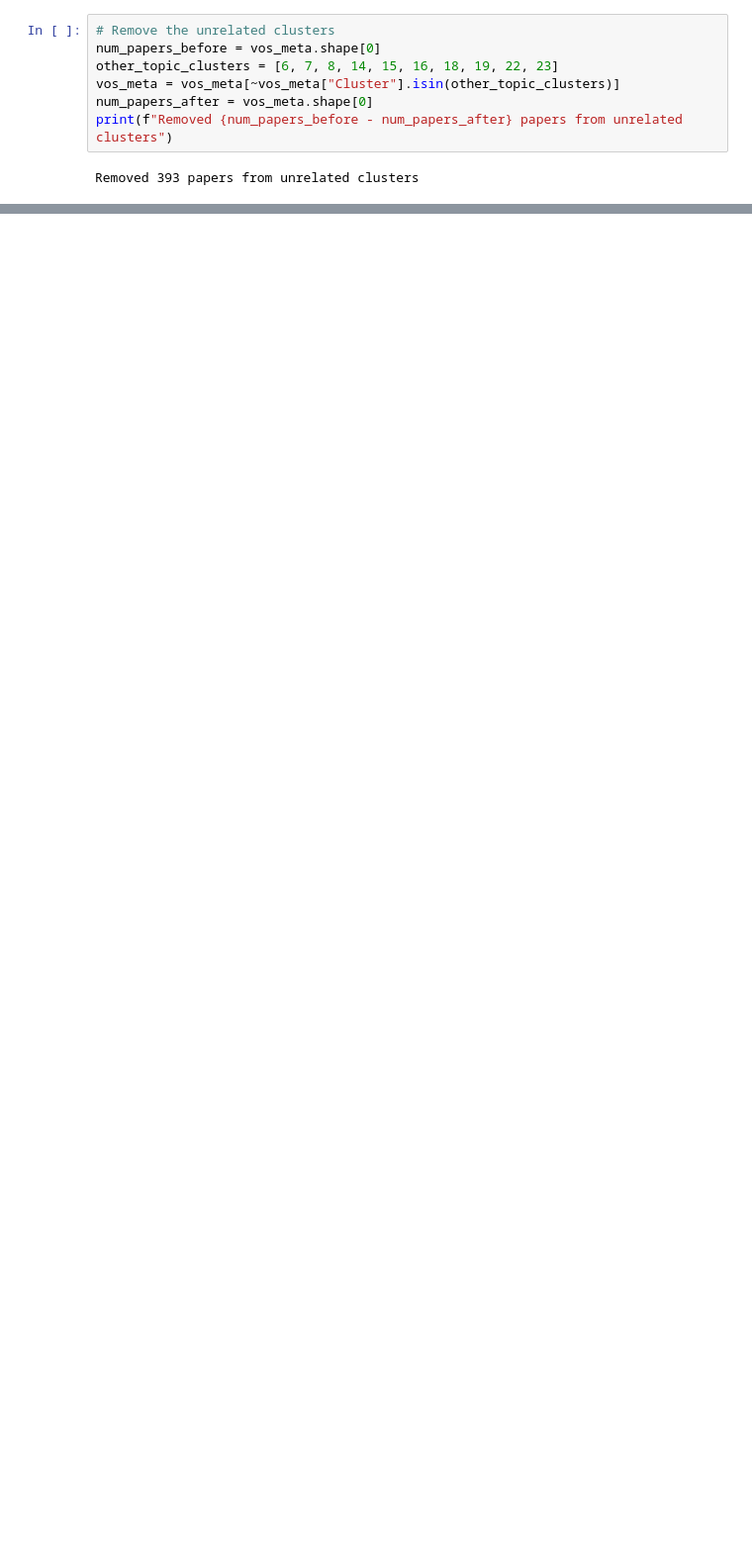
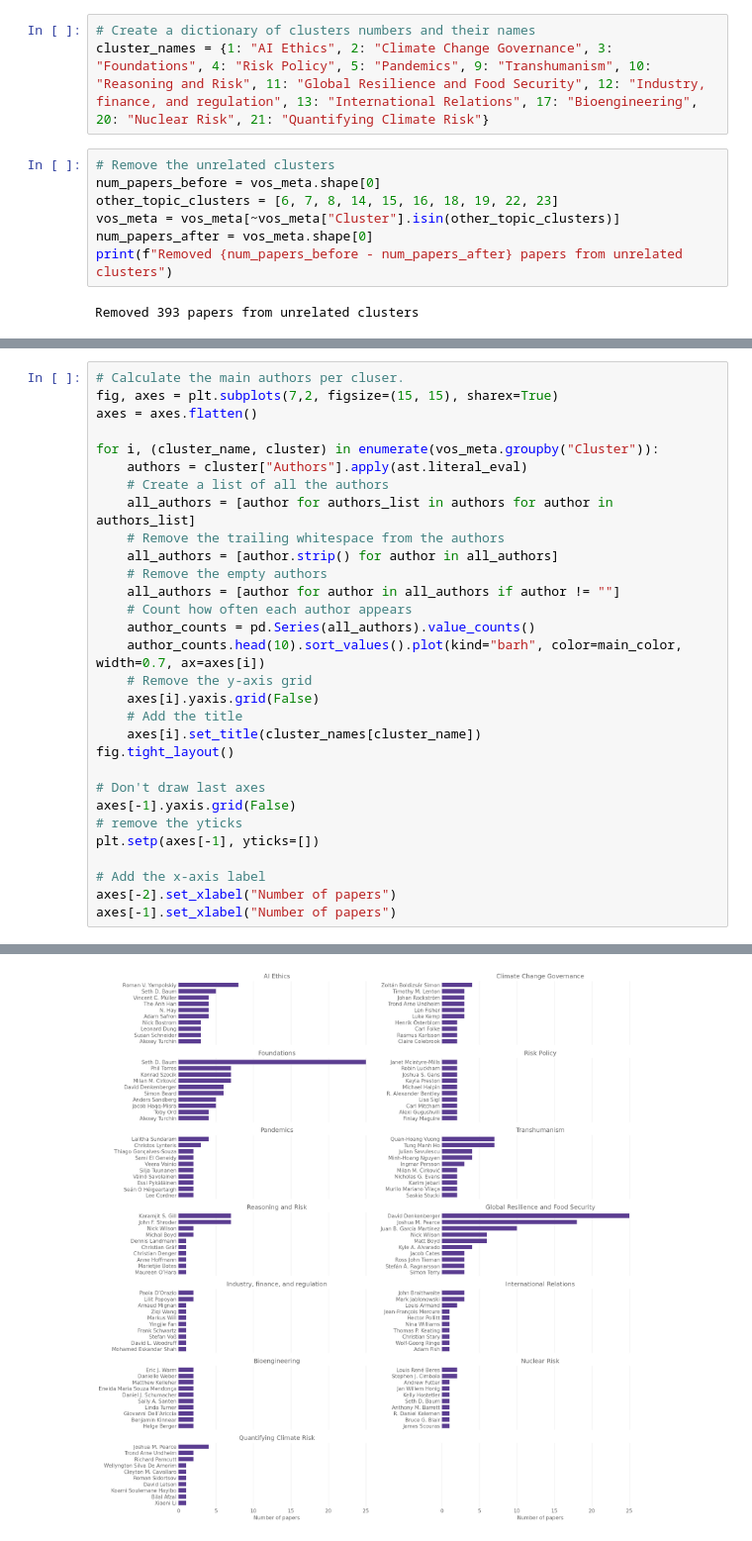
Before and after one commit to florianjehn/bibliometrics, a Jupyter notebook: scripts/cluster_visualization.ipynb, the cells around one changed output, grey strips where cells are left out. Shown at 99% size. Drawn from its saved outputs; the diff is of its cells as text; blank space fills up the shorter version.

```diff
--- a/scripts/cluster_visualization.ipynb
+++ b/scripts/cluster_visualization.ipynb
@@ -18,6 +18,9 @@ vos_meta.head()
 | 2 | 4 | ['Shahar Avin', ' Bonnie C. Wintl... | Classifying Global Catastrophic R... | 2018 | 68.0 | Futures | 3 | 226.0 | 13.0 | ... |
 | 3 | 7 | ['Simon Beard', ' Lauren Holt', '... | Assessing Climate Change’S Contri... | 2021 | 41.0 | Futures | 3 | 287.0 | 56.0 | ... |
 | 4 | 8 | ['Alexey Turchin', ' David Denken... | Classification Of Global Catastro... | 2018 | 53.0 | Ai & society | 1 | 208.0 | 22.0 | ... |
+# %%
+# Create a dictionary of clusters numbers and their names
+cluster_names = {1: "AI Ethics", 2: "Climate Change Governance", 3: "Foundations", 4: "Risk Policy", 5: "Pandemics", 9: "Transhumanism", 10: "Reasoning and Risk", 11: "Global Resilience and Food Security", 12: "Industry, finance, and regulation", 13: "International Relations", 17: "Bioengineering", 20: "Nuclear Risk", 21: "Quantifying Climate Risk"}
 # %%
 # Remove the unrelated clusters
 num_papers_before = vos_meta.shape[0]
@@ -68,0 +86,31 @@ plt.gca().xaxis.grid(False)
+# %%
+# Calculate the main authors per cluser.
+fig, axes = plt.subplots(7,2, figsize=(15, 15), sharex=True)
+axes = axes.flatten()
+
+for i, (cluster_name, cluster) in enumerate(vos_meta.groupby("Cluster")):
+    authors = cluster["Authors"].apply(ast.literal_eval)
+    # Create a list of all the authors
+    all_authors = [author for authors_list in authors for author in authors_list]
+    # Remove the trailing whitespace from the authors
+    all_authors = [author.strip() for author in all_authors]
+    # Remove the empty authors
+    all_authors = [author for author in all_authors if author != ""]
+    # Count how often each author appears
+    author_counts = pd.Series(all_authors).value_counts()
+    author_counts.head(10).sort_values().plot(kind="barh", color=main_color, width=0.7, ax=axes[i])
+    # Remove the y-axis grid
+    axes[i].yaxis.grid(False)
+    # Add the title
+    axes[i].set_title(cluster_names[cluster_name])
+fig.tight_layout()
+
+# Don't draw last axes
+axes[-1].yaxis.grid(False)
+# remove the yticks
+plt.setp(axes[-1], yticks=[])
+
+# Add the x-axis label
+axes[-2].set_xlabel("Number of papers")
+axes[-1].set_xlabel("Number of papers")
+# %% [output]
@@ -68,0 +118 @@ plt.gca().xaxis.grid(False)
+[figure, added]
```
Also changed, not shown: parts of 3 cells of this notebook, 5 other files.
